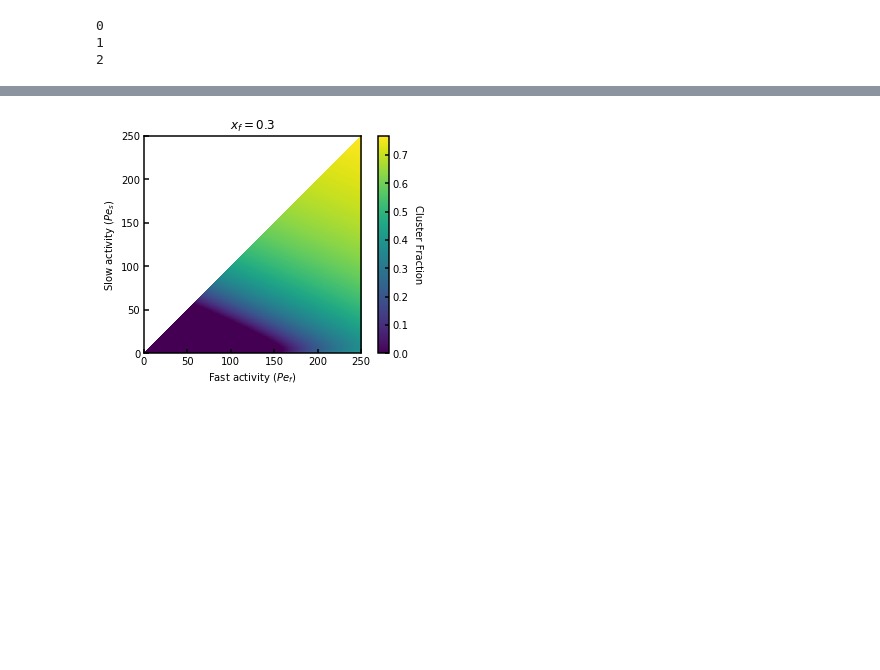
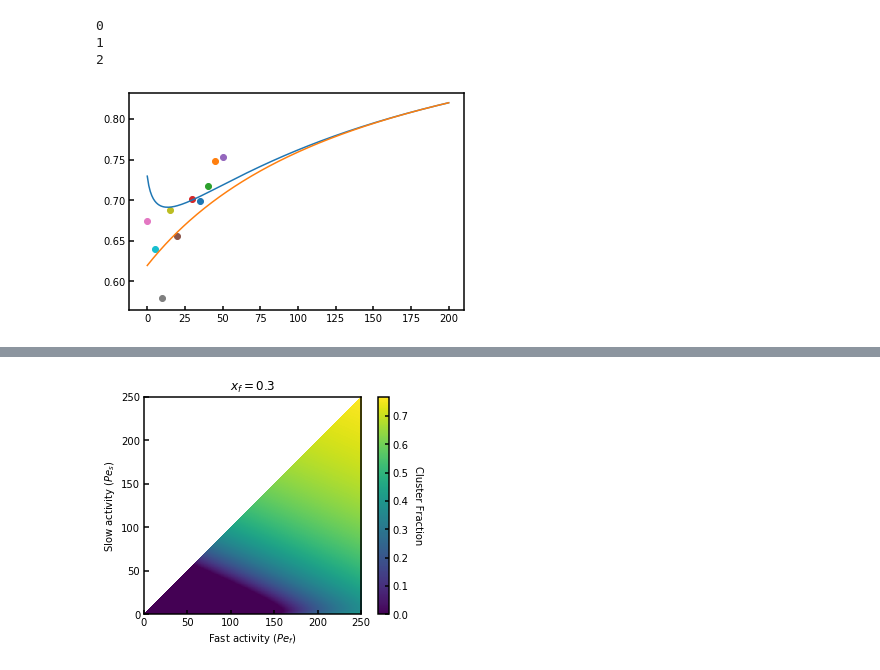
Before and after one commit to kolbt/whingdingdilly, a Jupyter notebook: ipython/binary_soft/analytical/binary_soft.ipynb, the cells around one changed output, grey strips where cells are left out. Saved outputs shown, nothing was run; the diff lists cells and outputs as text; code cells hidden in the pictures; blank space fills up the shorter version.

```diff
--- a/ipython/binary_soft/analytical/binary_soft.ipynb
+++ b/ipython/binary_soft/analytical/binary_soft.ipynb
@@ -42,3 +42,15 @@ mpl.rcParams['ytick.minor.width'] = 1.25
 # Load LaTeX and amsmath
 # mpl.rc('text', usetex=True)
 # mpl.rcParams['text.latex.preamble']=[r"\usepackage{amsmath}"]
+# %%
+# Get your text data to overlay
+if first:
+    parent = os.getcwd()
+os.chdir(parent)
+
+# Grab file names from data folder
+comp = os.listdir('../comp_txt')
+try:
+    data.remove('.DS_Store')
+except:
+    print(".DS_Store not in directory")
@@ -190,15 +400,16 @@ for i in range(0, len(xfRange)):
     epsCols.append(plt.cm.viridis(float(i)/len(xfRange)))
 
 # Set range of Pe S/F
-pefRange = np.arange(0.0, 501.0, 1.)
-pesRange = np.arange(0.0, 501.0, 1.)
-# pesRange = []
-# pefRange = []
-# fine = np.arange(0., 60., 0.1)
-# coarse = np.arange(60., 505., 5.)
-# for i in fine:
-#     pesRange.append(i)
-#     pefRange.append(i)
+# space = 10.
+# pefRange = np.arange(0.0, 500. + space, space)
+# pesRange = np.arange(0.0, 500. + space, space)
+pesRange = []
+pefRange = []
+fine = np.arange(0., 60., 0.1)
+coarse = np.arange(60., 505., 5.)
+for i in fine:
+    pesRange.append(i)
+    pefRange.append(i)
 # for i in coarse:
 #     pesRange.append(i)
 #     pefRange.append(i)
@@ -360,3 +571,19 @@ for i in range(0, len(epsRange)):
 0
 1
 2
+# %%
+# Let's look at which theory is appropriate
+
+# Constant indices to use
+pfi = list(pefRange).index(200.)
+xfi = xfRange.index(0.5)
+ei = -1
+
+fig = plt.figure()
+plt.plot(pesRange, cfs[ei][xfi][pfi])
+plt.plot(pesRange, netcfs[ei][xfi][pfi])
+
+for i in range(0, len(comp)):
+    plt.scatter(params['peB'][i], all_comp[i]['NinLC'].iloc[-1]/62500.)
+# %% [output]
+[figure, added]
```
Also changed, not shown: parts of 5 cells of this notebook, 11 other files.
